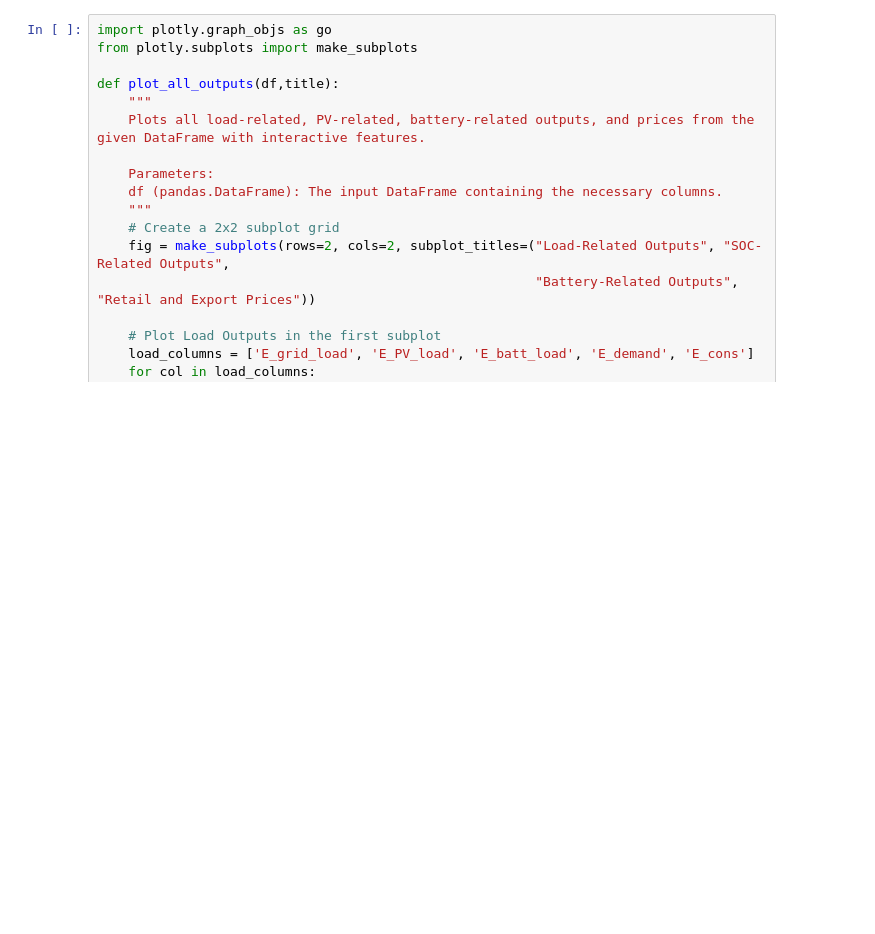
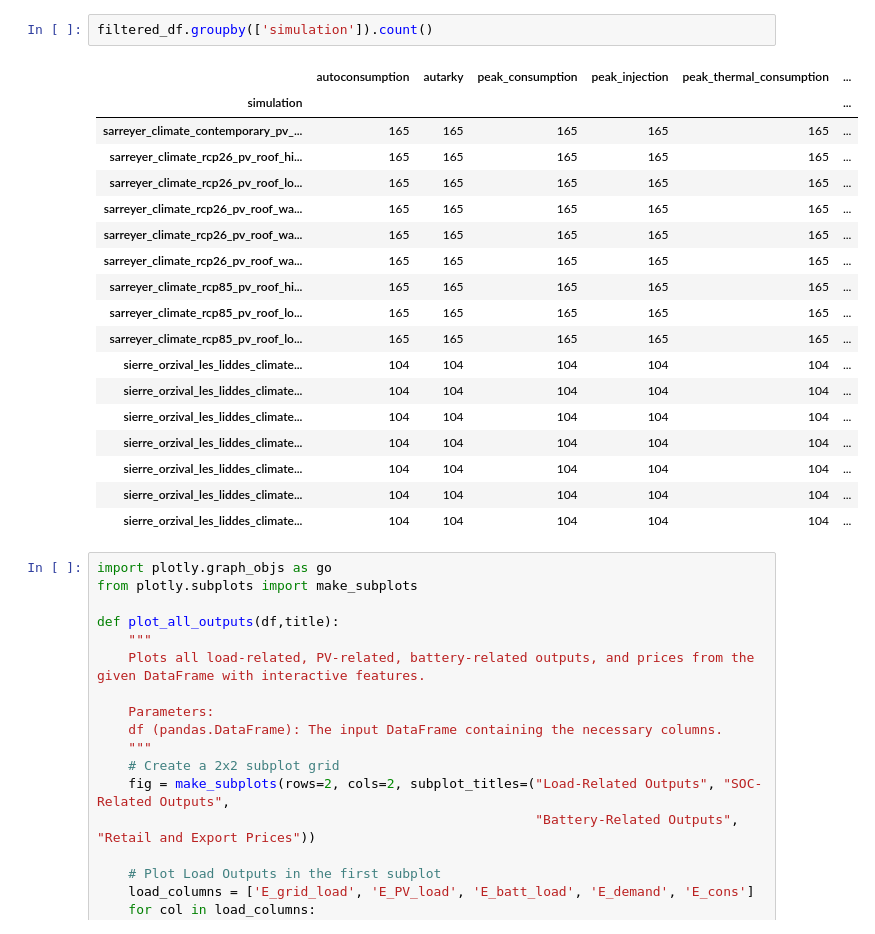
Before and after one commit to alefunxo/BASOPRA_OpenBEERS, a Jupyter notebook: Core/Tests_results.ipynb, the cells around one changed output. Drawn from its saved outputs; the diff is of its cells as text; blank space fills up the shorter version.

```diff
--- a/Core/Tests_results.ipynb
+++ b/Core/Tests_results.ipynb
@@ -14,3 +264,24 @@ The autoreload extension is already loaded. To reload it, use:
+# %%
+filtered_df.groupby(['simulation']).count()
+# %% [output]
+|  | autoconsumption | autarky | peak_consumption | peak_injection | peak_thermal_consumption | ... |
+| simulation |  |  |  |  |  | ... |
+| sarreyer_climate_contemporary_pv_... | 165 | 165 | 165 | 165 | 165 | ... |
+| sarreyer_climate_rcp26_pv_roof_hi... | 165 | 165 | 165 | 165 | 165 | ... |
+| sarreyer_climate_rcp26_pv_roof_lo... | 165 | 165 | 165 | 165 | 165 | ... |
+| sarreyer_climate_rcp26_pv_roof_wa... | 165 | 165 | 165 | 165 | 165 | ... |
+| sarreyer_climate_rcp26_pv_roof_wa... | 165 | 165 | 165 | 165 | 165 | ... |
+| sarreyer_climate_rcp26_pv_roof_wa... | 165 | 165 | 165 | 165 | 165 | ... |
+| sarreyer_climate_rcp85_pv_roof_hi... | 165 | 165 | 165 | 165 | 165 | ... |
+| sarreyer_climate_rcp85_pv_roof_lo... | 165 | 165 | 165 | 165 | 165 | ... |
+| sarreyer_climate_rcp85_pv_roof_lo... | 165 | 165 | 165 | 165 | 165 | ... |
+| sierre_orzival_les_liddes_climate... | 104 | 104 | 104 | 104 | 104 | ... |
+| sierre_orzival_les_liddes_climate... | 104 | 104 | 104 | 104 | 104 | ... |
+| sierre_orzival_les_liddes_climate... | 104 | 104 | 104 | 104 | 104 | ... |
+| sierre_orzival_les_liddes_climate... | 104 | 104 | 104 | 104 | 104 | ... |
+| sierre_orzival_les_liddes_climate... | 104 | 104 | 104 | 104 | 104 | ... |
+| sierre_orzival_les_liddes_climate... | 104 | 104 | 104 | 104 | 104 | ... |
+| sierre_orzival_les_liddes_climate... | 104 | 104 | 104 | 104 | 104 | ... |
 # %%
 import plotly.graph_objs as go
 from plotly.subplots import make_subplots
```
Also changed, not shown: parts of 14 cells of this notebook, 2 other files.
